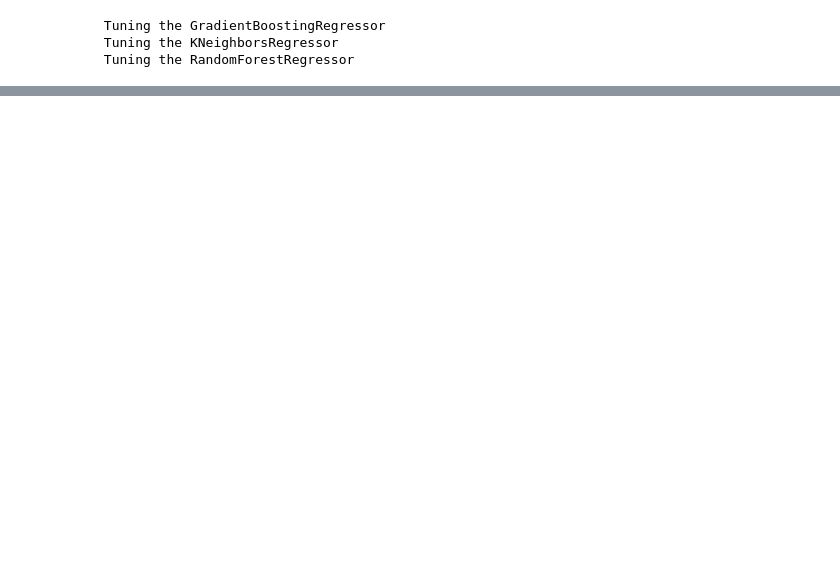
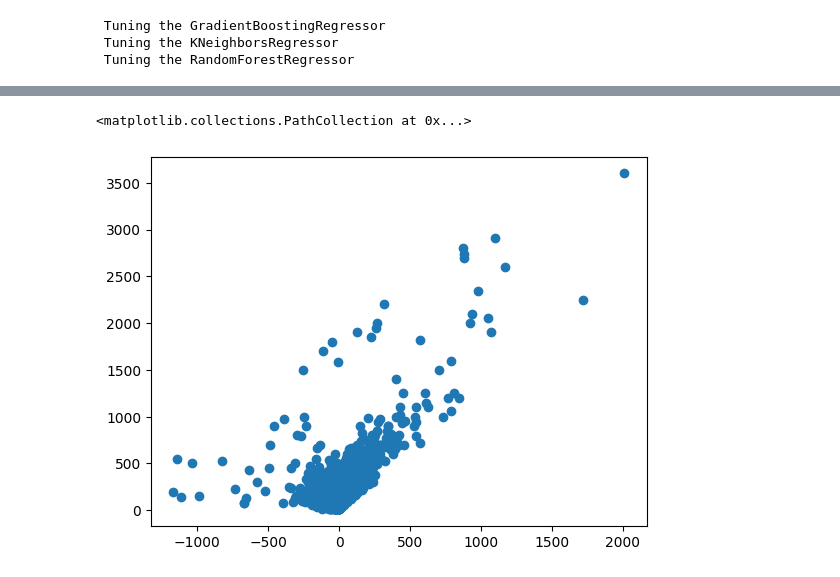
Before and after one commit to sharmi-jes/Bangalore-House-Prices, a Jupyter notebook: notebook/model_training.ipynb, the cells around one changed output, grey strips where cells are left out. Drawn from its saved outputs; the diff is of its cells as text; code cells hidden in the pictures; blank space fills up the shorter version.

```diff
--- a/notebook/model_training.ipynb
+++ b/notebook/model_training.ipynb
@@ -304,0 +335,5 @@ best_model[model_name]=random_search.best_estimator_
+# %%
+plt.scatter(residuals,y_train)
+# %% [output]
+<matplotlib.collections.PathCollection at 0x...>
+[figure, added]
```
Also changed, not shown: parts of 11 cells of this notebook, 9 other files.
